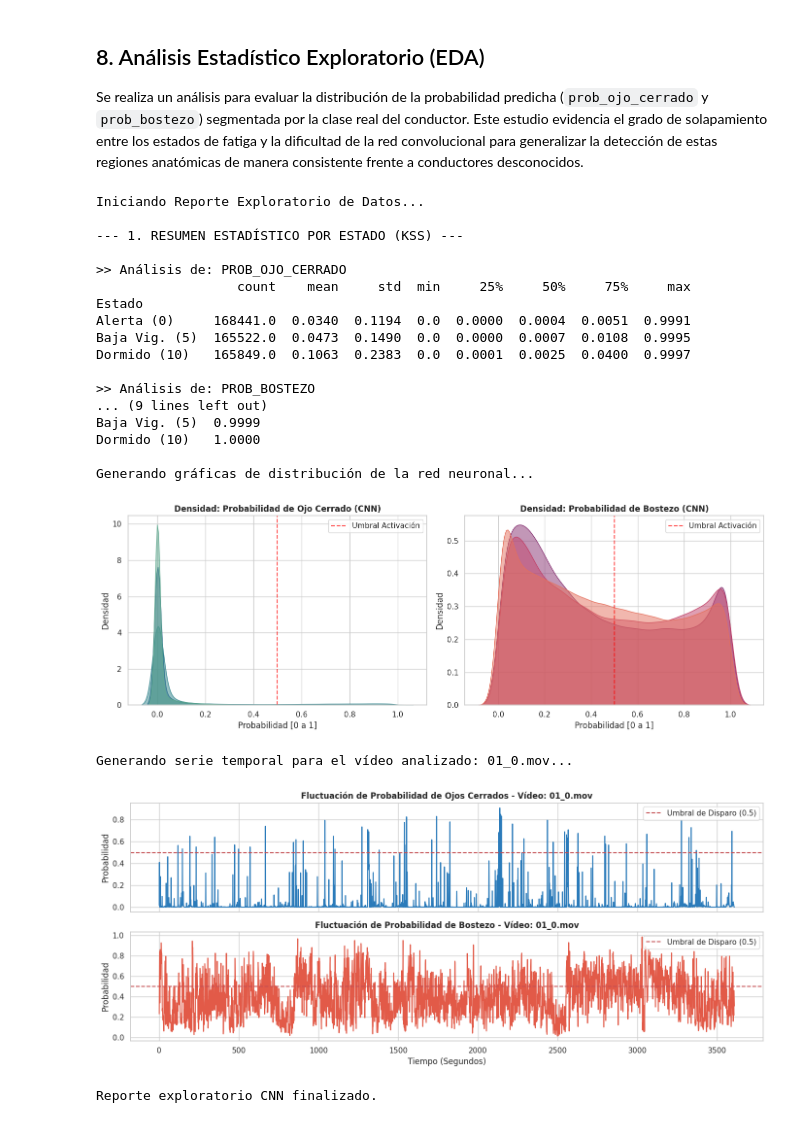
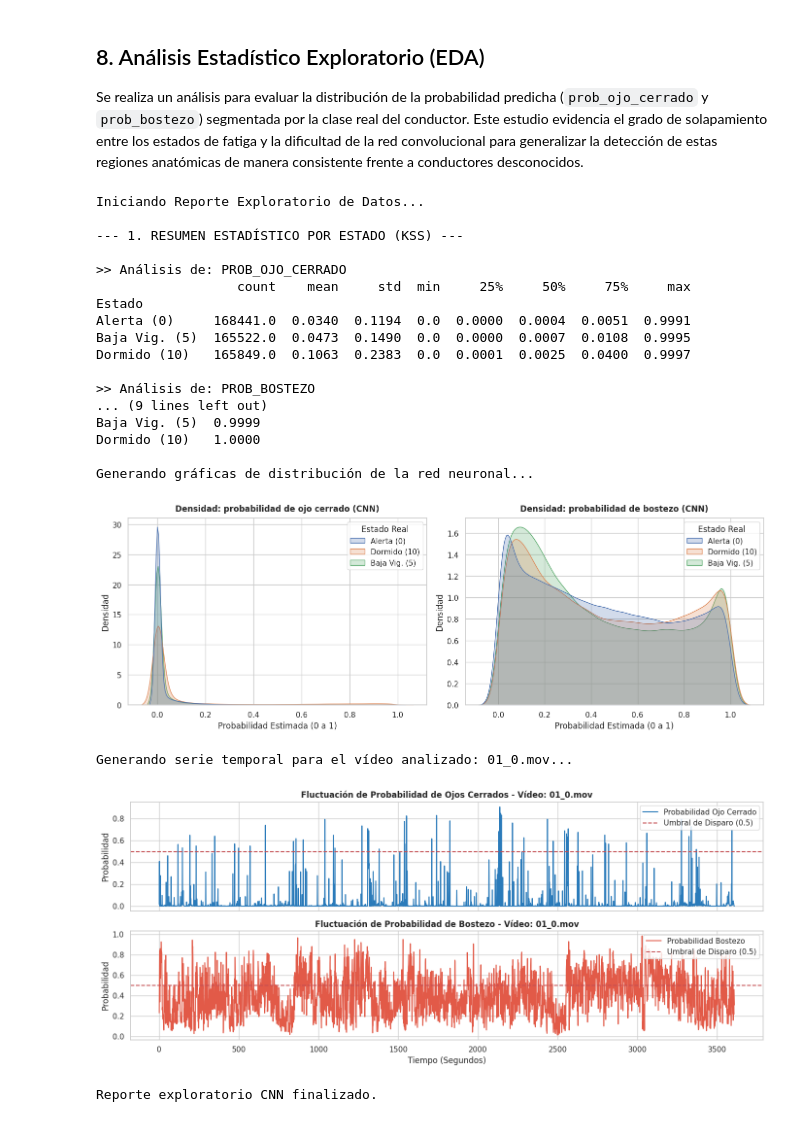
Before and after one commit to andonicabrera03/TFG-Multimodal-Driver-Fatigue-System, a Jupyter notebook: 04c_Fase4_Fusion_Temporal_Multiclase.ipynb, the cells around one changed output. Saved outputs shown, nothing was run; the diff lists cells and outputs as text; code cells hidden in the pictures.

```diff
--- a/04c_Fase4_Fusion_Temporal_Multiclase.ipynb
+++ b/04c_Fase4_Fusion_Temporal_Multiclase.ipynb
@@ -391,21 +391,26 @@ fig, axes = plt.subplots(1, 2, figsize=(14, 5))
 sns.set_theme(style="whitegrid")
 
 # Gráfica Ojo Cerrado
-sns.kdeplot(data=df_eda_cnn, x="prob_ojo_cerrado", hue="Estado", fill=True, palette="crest", ax=axes[0], alpha=0.5)
-axes[0].set_title('Densidad: Probabilidad de Ojo Cerrado (CNN)', fontweight='bold')
-axes[0].set_xlabel('Probabilidad [0 a 1]')
+sns.kdeplot(data=df_eda_cnn, x="prob_ojo_cerrado", hue="Estado", fill=True,
+            ax=axes[0], common_norm=False, legend=True)
+axes[0].set_title('Densidad: probabilidad de ojo cerrado (CNN)', fontweight='bold', pad=10)
+axes[0].set_xlabel('Probabilidad Estimada (0 a 1)')
 axes[0].set_ylabel('Densidad')
-axes[0].axvline(x=0.5, color='red', linestyle='--', alpha=0.7, label='Umbral Activación')
-axes[0].legend()
 
 # Gráfica Bostezo
-sns.kdeplot(data=df_eda_cnn, x="prob_bostezo", hue="Estado", fill=True, palette="flare", ax=axes[1], alpha=0.5)
-axes[1].set_title('Densidad: Probabilidad de Bostezo (CNN)', fontweight='bold')
-axes[1].set_xlabel('Probabilidad [0 a 1]')
+sns.kdeplot(data=df_eda_cnn, x="prob_bostezo", hue="Estado", fill=True,
+            ax=axes[1], common_norm=False, legend=True)
+axes[1].set_title('Densidad: probabilidad de bostezo (CNN)', fontweight='bold', pad=10)
+axes[1].set_xlabel('Probabilidad Estimada (0 a 1)')
 axes[1].set_ylabel('Densidad')
-axes[1].axvline(x=0.5, color='red', linestyle='--', alpha=0.7, label='Umbral Activación')
-axes[1].legend()
 
+# Forzar la visibilidad y posición de las leyendas para que no desaparezcan
+if axes[0].get_legend() is not None:
+    sns.move_legend(axes[0], "upper right", title='Estado Real')
+if axes[1].get_legend() is not None:
+    sns.move_legend(axes[1], "upper right", title='Estado Real')
+
+# Ajustar el diseño para evitar recortes
 plt.tight_layout()
 plt.show()
 
@@ -421,43 +426,43 @@ print(f"\nGenerando serie temporal para el vídeo analizado: {video_muestra}..."
 fig, axes = plt.subplots(2, 1, figsize=(14, 6), sharex=True)
 
 # Evolución Dinámica de Ojos Cerrados (Logit CNN)
-sns.lineplot(data=df_muestra, x='segundos', y='prob_ojo_cerrado', ax=axes[0], color='#2b7bba', linewidth=1.5)
+sns.lineplot(data=df_muestra, x='segundos', y='prob_ojo_cerrado', ax=axes[0], color='#2b7bba', linewidth=1.5, label='Probabilidad Ojo Cerrado')
 axes[0].axhline(y=0.5, color='r', linestyle='--', label='Umbral de Disparo (0.5)')
 axes[0].set_title(f'Fluctuación de Probabilidad de Ojos Cerrados - Vídeo: {video_muestra}', fontweight='bold')
 axes[0].set_ylabel('Probabilidad')
-axes[0].legend()
+axes[0].legend(loc='upper right')
 
 # Evolución Dinámica de Bostezos (Logit CNN)
-sns.lineplot(data=df_muestra, x='segundos', y='prob_bostezo', ax=axes[1], color='#e25a48', linewidth=1.5)
+sns.lineplot(data=df_muestra, x='segundos', y='prob_bostezo', ax=axes[1], color='#e25a48', linewidth=1.5, label='Probabilidad Bostezo')
 axes[1].axhline(y=0.5, color='r', linestyle='--', label='Umbral de Disparo (0.5)')
 axes[1].set_title(f'Fluctuación de Probabilidad de Bostezo - Vídeo: {video_muestra}', fontweight='bold')
 axes[1].set_xlabel('Tiempo (Segundos)')
 axes[1].set_ylabel('Probabilidad')
-axes[1].legend()
+axes[1].legend(loc='upper right')
 
 plt.tight_layout()
 plt.show()
 
 print("\nReporte exploratorio CNN finalizado.")
 # %% [output]
 Iniciando Reporte Exploratorio de Datos...
 
 --- 1. RESUMEN ESTADÍSTICO POR ESTADO (KSS) ---
 
 >> Análisis de: PROB_OJO_CERRADO
                   count    mean     std  min     25%     50%     75%     max
 Estado
 Alerta (0)     168441.0  0.0340  0.1194  0.0  0.0000  0.0004  0.0051  0.9991
 Baja Vig. (5)  165522.0  0.0473  0.1490  0.0  0.0000  0.0007  0.0108  0.9995
 Dormido (10)   165849.0  0.1063  0.2383  0.0  0.0001  0.0025  0.0400  0.9997
 
 >> Análisis de: PROB_BOSTEZO
 ... (9 lines left out)
 Baja Vig. (5)  0.9999
 Dormido (10)   1.0000
 
 Generando gráficas de distribución de la red neuronal...
-[figure, old version]
+[figure, new version]
 Generando serie temporal para el vídeo analizado: 01_0.mov...
-[figure, old version]
+[figure, new version]
 Reporte exploratorio CNN finalizado.
```
Also changed, not shown: parts of 3 cells of this notebook, 1 other file.
